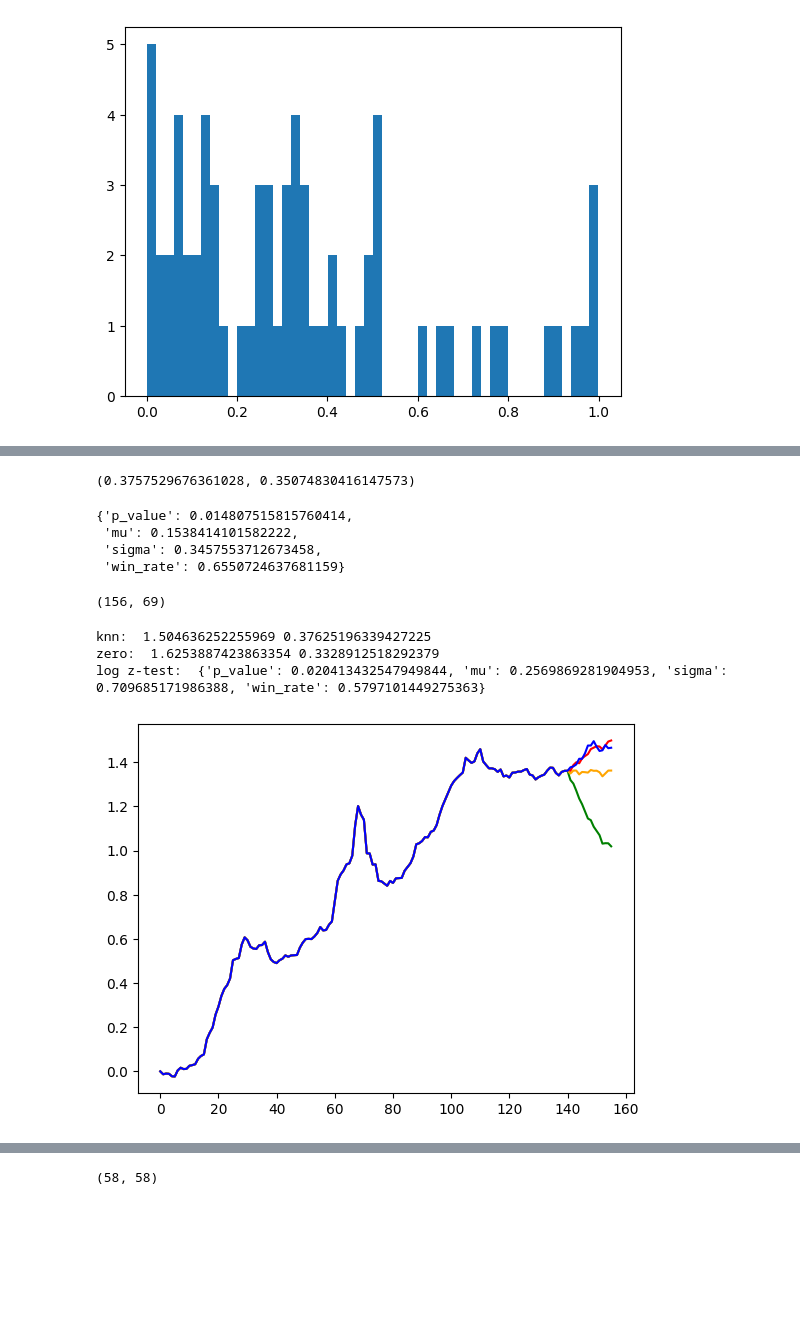
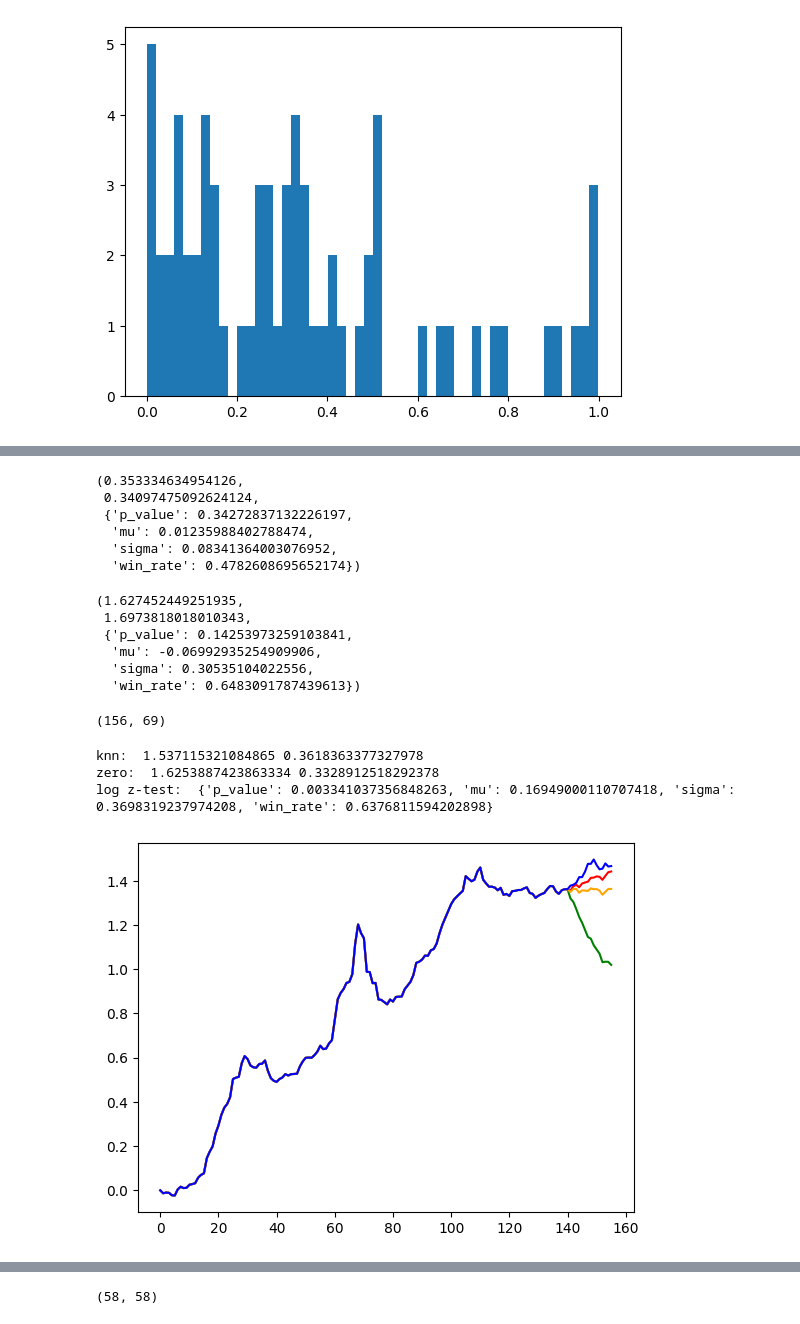
Before and after one commit to ods-pet-projects/spb-ai-hack2022, a Jupyter notebook: metamodel.ipynb, the cells around one changed output, grey strips where cells are left out. Cells and saved outputs as stored; diff of their text form; code cells hidden in the pictures; blank space fills up the shorter version.

```diff
--- a/metamodel.ipynb
+++ b/metamodel.ipynb
@@ -45,10 +25,10 @@ from sklearn.metrics import r2_score, mean_squared_error
 def p_val(x):
     return 2 * min(norm.cdf(-x), norm.cdf(x))
 
-def log_z_test(res1, res2):
-    res2 = np.log(res2)
-    res1 = np.log(res1)
-    delta = res2 - res1
+def z_test(res1, res2):
+    res2 = np.array(res2)
+    res1 = np.array(res1)
+    delta = res1 - res2
     mu_z = np.mean(delta)
     sigma = np.std(delta)
     z = mu_z / sigma * T ** 0.5
@@ -119,11 +81,13 @@ plt.hist(adfuller_vals, bins=50)
 [figure]
 # %%
 def total(wmsfes):
-    score = 0
+    scores = 0
     alpha = 12
+    scores = []
     for m in wmsfes:
-        score += (1.8 - 1.6 / (1 + np.exp(-alpha * m)))
-    return score / len(wmsfes)
+        score = (1.8 - 1.6 / (1 + np.exp(-alpha * m)))
+        scores.append(score)
+    return np.sum(scores) / len(wmsfes), scores
 
 
 class Task:
@@ -201,7 +165,7 @@ class Normalizer:
         self.seasonal = r.seasonal
         self.mean = mean
         self.std = std
-        self.trend_model = trend_model
+#         self.trend_model = trend_model
         return trend_norm
     def inverse(self, X):
         X *= self.std
@@ -384,14 +344,21 @@ knn_measures = index_series(
 # %%
-np.mean(knn_measures[0]), np.mean(zero_measures[0])
+np.mean(knn_measures[0]), np.mean(zero_measures[0]), z_test(knn_measures[0], zero_measures[0])
 # %% [output]
-(0.3757529676361028, 0.35074830416147573)
+(0.353334634954126,
+ 0.34097475092624124,
+ {'p_value': 0.34272837132226197,
+  'mu': 0.01235988402788474,
+  'sigma': 0.08341364003076952,
+  'win_rate': 0.4782608695652174})
-# %%
-log_z_test(knn_measures[1], zero_measures[1])
-# %% [output]
-{'p_value': 0.014807515815760414,
- 'mu': 0.1538414101582222,
- 'sigma': 0.3457553712673458,
- 'win_rate': 0.6550724637681159}
+# %%
+np.mean(knn_measures[1]), np.mean(zero_measures[1]), z_test(knn_measures[1], zero_measures[1])
+# %% [output]
+(1.627452449251935,
+ 1.6973818018010343,
+ {'p_value': 0.14253973259103841,
+  'mu': -0.06992935254909906,
+  'sigma': 0.30535104022556,
+  'win_rate': 0.6483091787439613})
 # %%
 train_data.values.shape
 # %% [output]
@@ -402,40 +369,40 @@ T = 41
 offset = 15
 index = SearchSequenceIndex(window=12 * 3, period=12, offset=offset)
 
 pref, full = index.get_train_part_and_full(train_data.values)
 index.build(pref)
 
 orig = train_data.values[:, T]
 window_data = orig[:-offset]
 
-index.fit(KNeighborsRegressor(n_neighbors=25))
+index.fit(Scaled(0.5, KNeighborsRegressor(n_neighbors=25)))
 r1 = index.predict_for_seq(window_data, offset)
-knn_res = index.measure_on_all_train_data(full_seq.T, offset=offset)
+knn_res = index.measure_on_all_train_data(full.T, offset=offset)
 knn_scores = wmsfe(knn_res)
 print('knn: ', knn_scores[0], leaderboard([[x] for x in knn_res]))
 
 index.fit(LinearRegression())
 r2 = index.predict_for_seq(window_data, offset)
 
 index.fit(ZeroModel())
 r3 = index.predict_for_seq(window_data, offset)
-zero_res = index.measure_on_all_train_data(full_seq.T, offset=offset)
+zero_res = index.measure_on_all_train_data(full.T, offset=offset)
 zero_scores = wmsfe(zero_res)
 
 print('zero: ', zero_scores[0], leaderboard([[x] for x in zero_res]))
 
 print('log z-test: ', log_z_test(knn_scores[1], zero_scores[1]))
 
 plt.plot(r1, 'red')
 plt.plot(r2, 'green')
 plt.plot(r3, 'orange')
 plt.plot(train_data.values[:, T], 'blue')
 plt.show()
 # %% [output]
-knn:  1.504636252255969 0.37625196339427225
-zero:  1.6253887423863354 0.3328912518292379
-log z-test:  {'p_value': 0.020413432547949844, 'mu': 0.2569869281904953, 'sigma': 0.709685171986388, 'win_rate': 0.5797101449275363}
+knn:  1.537115321084865 0.3618363377327978
+zero:  1.6253887423863334 0.3328912518292378
+log z-test:  {'p_value': 0.003341037356848263, 'mu': 0.16949000110707418, 'sigma': 0.3698319237974208, 'win_rate': 0.6376811594202898}
-[figure, old version]
+[figure, new version]
 # %%
 test_data = []
 for i in range(14):
```
Also changed, not shown: parts of 37 cells of this notebook, 5 other files.
